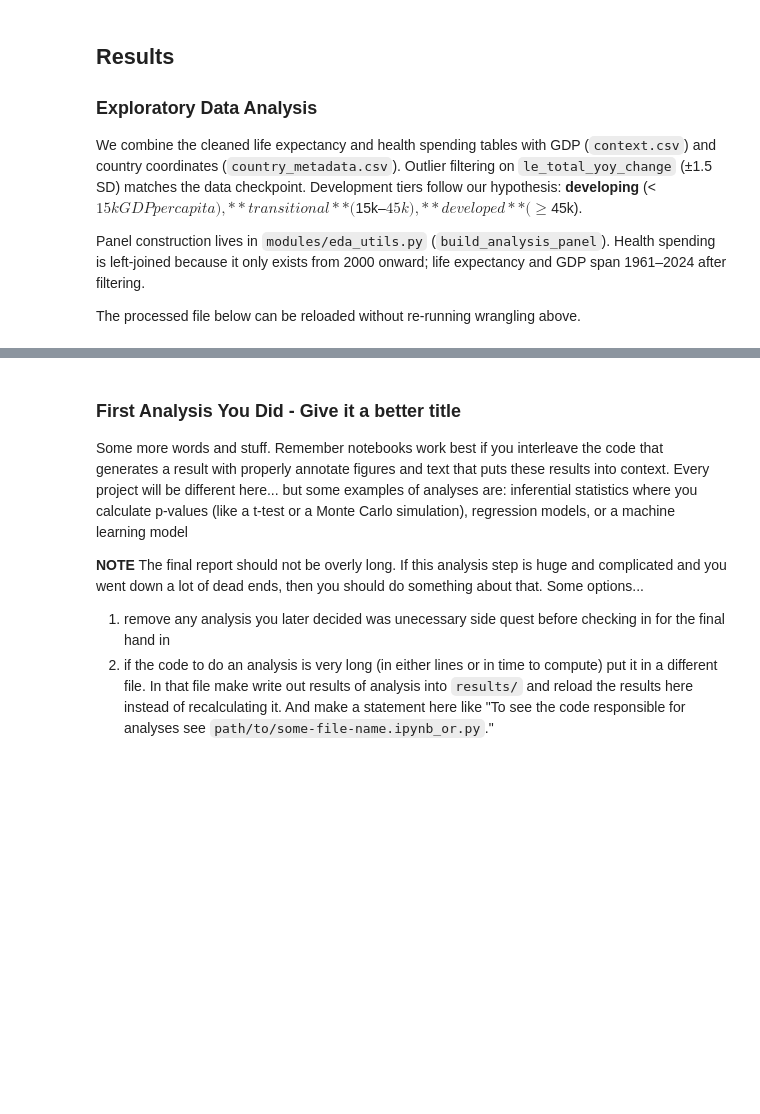
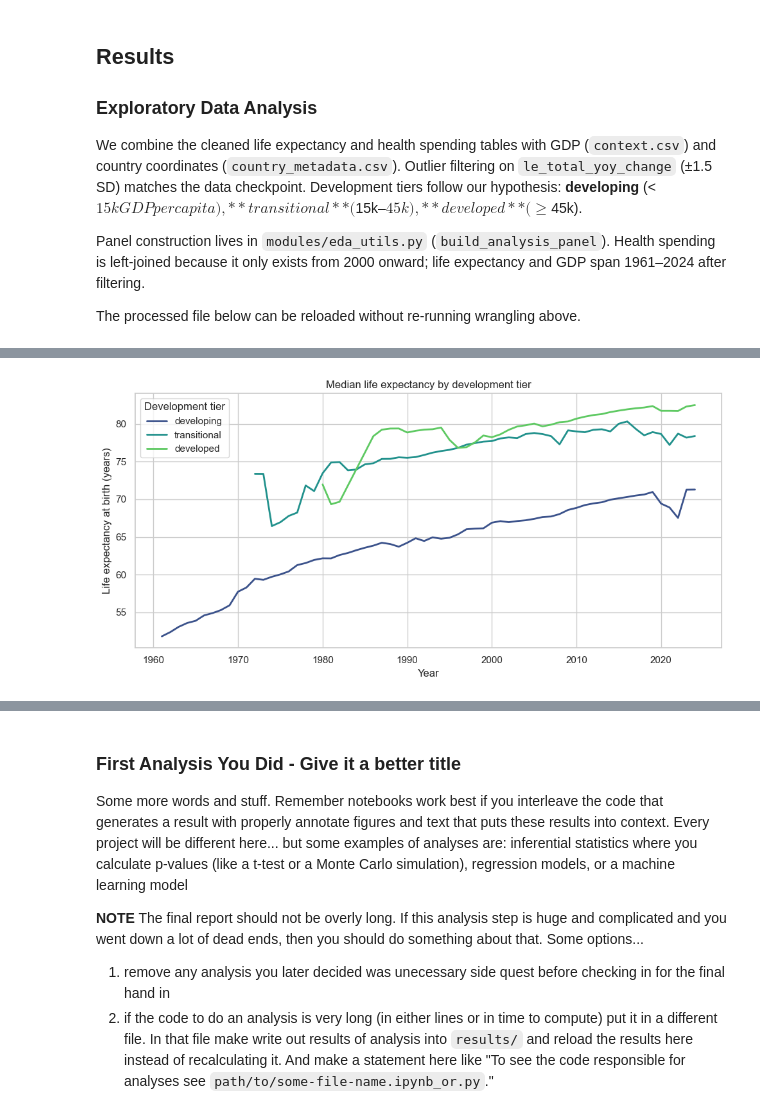
Before and after one commit to COGS108/Group-SP26-077, a Jupyter notebook: 03-FinalProject.ipynb, the cells around one changed output, grey strips where cells are left out. Saved outputs shown, nothing was run; the diff lists cells and outputs as text; code cells hidden in the pictures; blank space fills up the shorter version.

```diff
--- a/03-FinalProject.ipynb
+++ b/03-FinalProject.ipynb
@@ -104,0 +140,29 @@ The processed file below can be reloaded without re-running wrangling above.
+# %%
+tier_ts = (
+    panel.dropna(subset=["dev_tier", "life_expectancy_total"])
+    .groupby(["year", "dev_tier"], observed=True)["life_expectancy_total"]
+    .median()
+    .reset_index()
+)
+
+fig, ax = plt.subplots(figsize=(10, 5))
+sns.lineplot(
+    data=tier_ts,
+    x="year",
+    y="life_expectancy_total",
+    hue="dev_tier",
+    hue_order=tier_order(),
+    palette="viridis",
+    linewidth=2,
+    ax=ax,
+)
+ax.set(
+    title="Median life expectancy by development tier",
+    xlabel="Year",
+    ylabel="Life expectancy at birth (years)",
+)
+ax.legend(title="Development tier")
+plt.tight_layout()
+plt.show()
+# %% [output]
+[figure, added]
```
Also changed, not shown: parts of 11 cells of this notebook.
